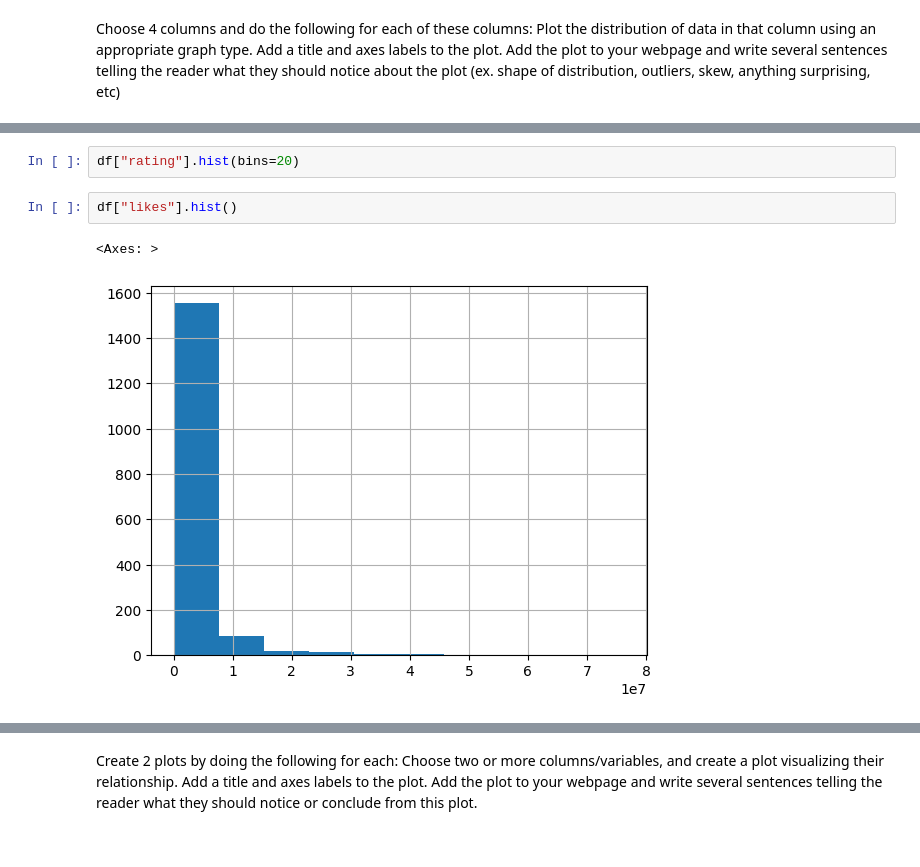
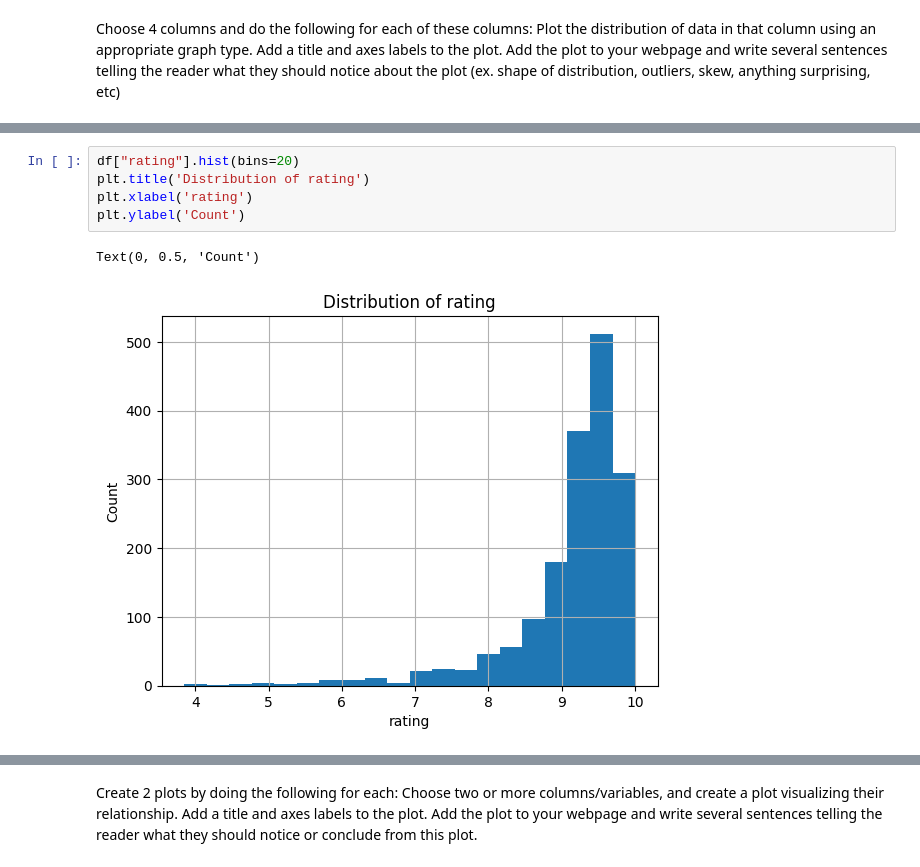
Before and after one commit to xhesikam/WebtoonDataProject, a Jupyter notebook: Project.ipynb, the cells around one changed output, grey strips where cells are left out. Saved outputs shown, nothing was run; the diff lists cells and outputs as text.

```diff
--- a/Project.ipynb
+++ b/Project.ipynb
@@ -35,7 +109,8 @@ df["length"].hist(bins=20)
 # %%
 df["rating"].hist(bins=20)
+plt.title('Distribution of rating')
+plt.xlabel('rating')
+plt.ylabel('Count')
+# %% [output]
+Text(0, 0.5, 'Count')
+[figure, added]
-# %%
-df["likes"].hist()
-# %% [output]
-<Axes: >
-[figure, removed]
```
Also changed, not shown: parts of 14 cells of this notebook.
